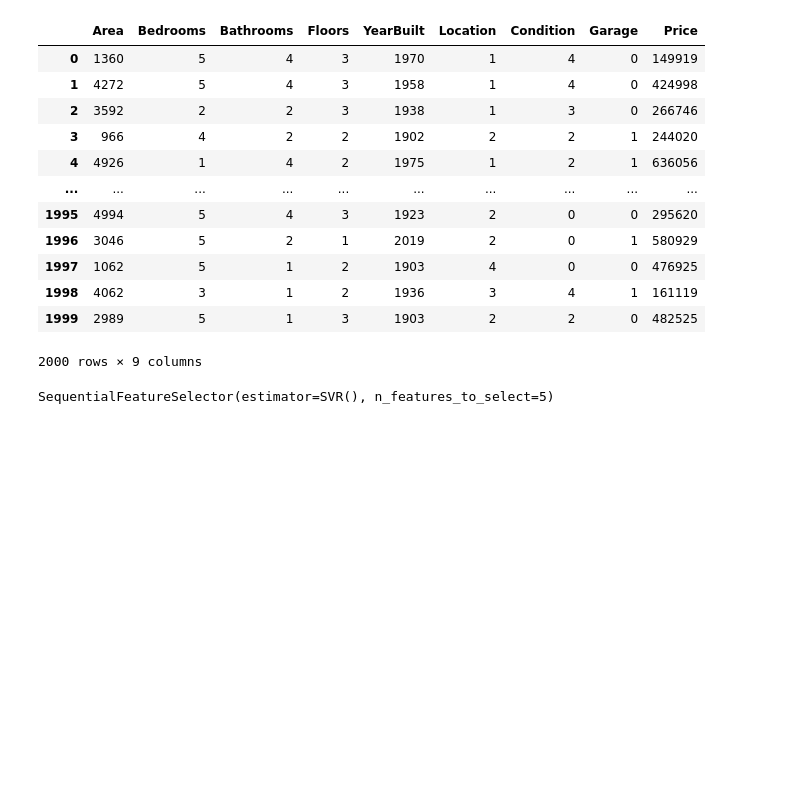
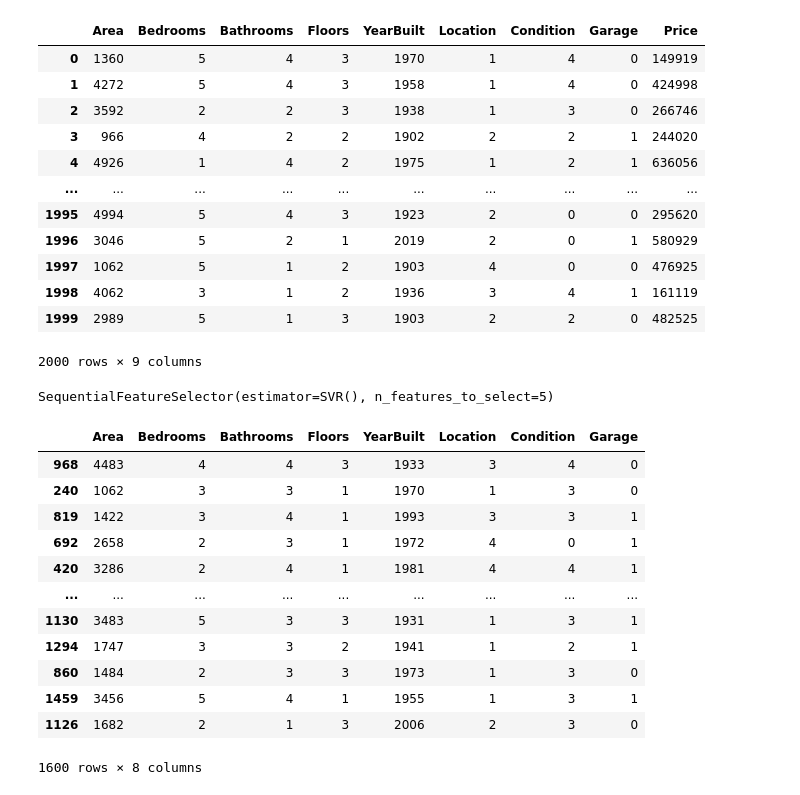
Before and after one commit to RamesusIV/CA2_model_deployment-, a Jupyter notebook: house_price.ipynb, the cells around one changed output. Cells and saved outputs as stored; diff of their text form; code cells hidden in the pictures; blank space fills up the shorter version.

Commit message:
model training

```diff
--- a/house_price.ipynb
+++ b/house_price.ipynb
@@ -146,3 +146,24 @@ reg=SVR()
 SequentialFeatureSelector(reg, n_features_to_select=5)
 # %% [output]
 SequentialFeatureSelector(estimator=SVR(), n_features_to_select=5)
+# %%
+x=df.drop('Price', axis=1)
+y=df.Price
+# %%
+xtrain, xtest, ytrain, ytest=train_test_split(x, y, test_size=0.2, random_state=42, )
+# %%
+xtrain
+# %% [output]
+|  | Area | Bedrooms | Bathrooms | Floors | YearBuilt | Location | Condition | Garage |
+| 968 | 4483 | 4 | 4 | 3 | 1933 | 3 | 4 | 0 |
+| 240 | 1062 | 3 | 3 | 1 | 1970 | 1 | 3 | 0 |
+| 819 | 1422 | 3 | 4 | 1 | 1993 | 3 | 3 | 1 |
+| 692 | 2658 | 2 | 3 | 1 | 1972 | 4 | 0 | 1 |
+| 420 | 3286 | 2 | 4 | 1 | 1981 | 4 | 4 | 1 |
+| ... | ... | ... | ... | ... | ... | ... | ... | ... |
+| 1130 | 3483 | 5 | 3 | 3 | 1931 | 1 | 3 | 1 |
+| 1294 | 1747 | 3 | 3 | 2 | 1941 | 1 | 2 | 1 |
+| 860 | 1484 | 2 | 3 | 3 | 1973 | 1 | 3 | 0 |
+| 1459 | 3456 | 5 | 4 | 1 | 1955 | 1 | 3 | 1 |
+| 1126 | 1682 | 2 | 1 | 3 | 2006 | 2 | 3 | 0 |
+1600 rows × 8 columns
```
Also changed, not shown: parts of 2 cells of this notebook.
